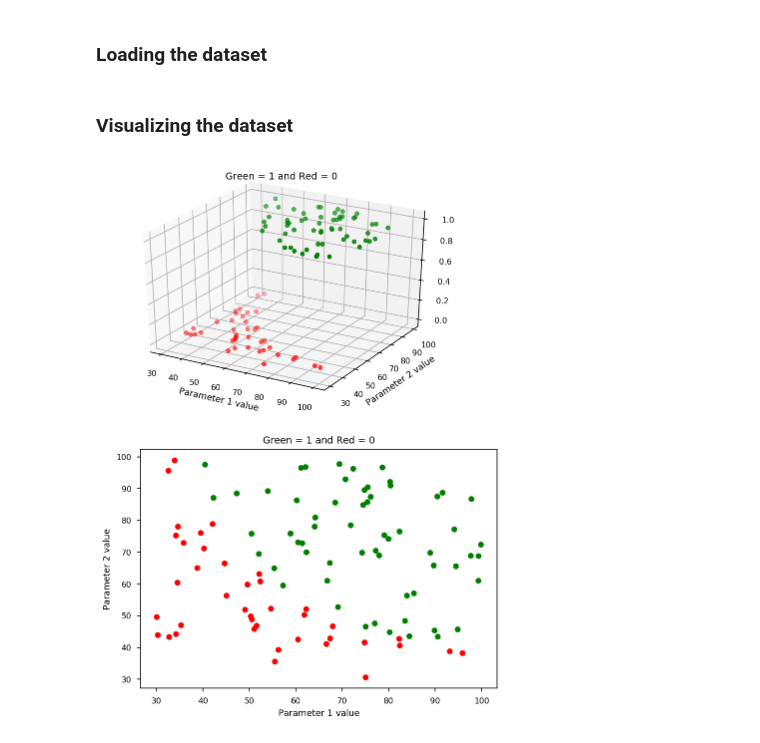
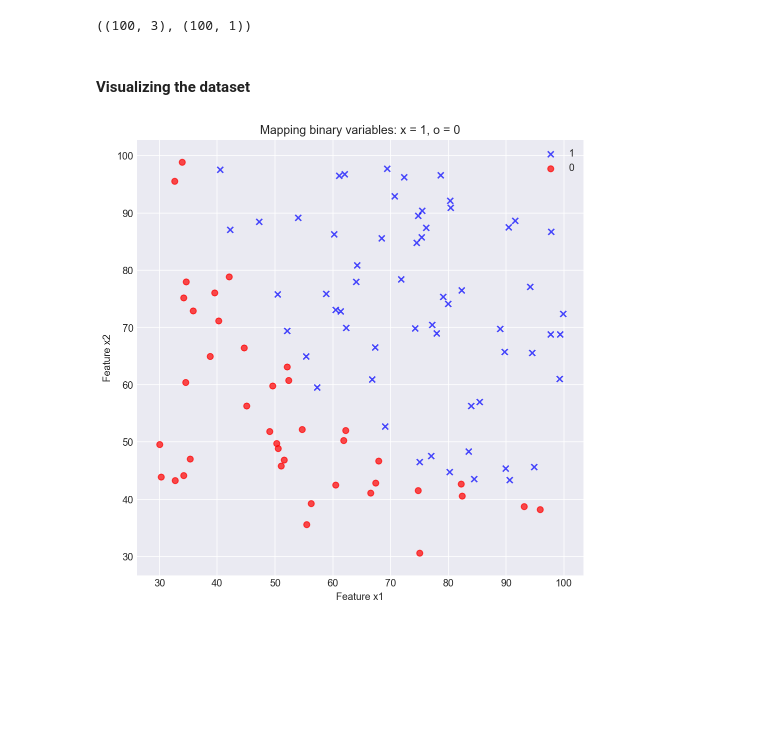
Before and after one commit to SamSamhuns/ml_linear_logistic_regression, a Jupyter notebook: logistic_regression.ipynb, the cells around one changed output. Drawn from its saved outputs; the diff is of its cells as text; code cells hidden in the pictures; blank space fills up the shorter version.

```diff
--- a/logistic_regression.ipynb
+++ b/logistic_regression.ipynb
@@ -21,37 +18,36 @@ plt.style.use('seaborn-paper')
+# %%
+X_feat, y_target = [], []
+with open('data/ex2data1.mat') as data:
+    for line in data:
+        line = line.strip().split(',')
+        X_feat.append([1.0,float(line[0]),float(line[1])])
+        y_target.append([float(line[2])])
+X_feat, y_target = np.array(X_feat), np.array(y_target)
+X_feat.shape, y_target.shape
+# %% [output]
+((100, 3), (100, 1))
 # %% [markdown]
-### Loading the dataset
+#### Visualizing the dataset
-# %%
-# Loading the dataset
-X_feat = []
-y_target = []
-
-with open('data/ex2data1.mat') as ex2_d1:
-    for line in ex2_d1:
-        line = line.strip().split(',')
-        X_feat.append([float(line[0]), float(line[1])])
-        y_target.append(float(line[2]))
-
-X_feat = np.array(X_feat)
-y_target = np.array(y_target)
-# %% [markdown]
-### Visualizing the dataset
-# %%
-# Visualizing the dataset
-fig = plt.figure()
-ax = fig.add_subplot(111, projection='3d')
-y_cmap = ['g' if i else 'r' for i in y_target]
-ax.scatter(xs=X_feat[:,0], ys=X_feat[:,1], zs=y_target, c=y_cmap)
-plt.xlabel("Parameter 1 value")
-plt.ylabel("Parameter 2 value")
-plt.title("Green = 1 and Red = 0")
-plt.show()
-# %% [output]
-[figure, removed]
-# %%
-plt.scatter(X_feat[:,0], X_feat[:,1], c=y_cmap)
-plt.xlabel("Parameter 1 value")
-plt.ylabel("Parameter 2 value")
-plt.title("Green = 1 and Red = 0")
-plt.show()
-# %% [output]
-[figure, removed]
+# %%
+# 2D plot of the data
+def plot_scatter(X_feat, y_target):
+    z_true, z_false = [], []
+    # Create two sets of nx2 size arrays to hold the true(1) and false(0) points
+    for i in range(y_target.size):
+        if y_target[i]:
+            z_true.append([X_feat[i,1], X_feat[i,2]])
+        else:
+            z_false.append([X_feat[i,1], X_feat[i,2]])
+    z_true, z_false = np.array(z_true), np.array(z_false)
+    plt.scatter(x=z_true[:,0], y=z_true[:,1], alpha=0.7, c='blue', marker='x', label='1')
+    plt.scatter(x=z_false[:,0], y=z_false[:,1], alpha=0.7, c='red', marker='o', label='0')
+    plt.legend(loc='upper right')
+    plt.title("Mapping binary variables: x = 1, o = 0")
+    plt.xlabel("Feature x1")
+    plt.ylabel("Feature x2")
+
+plt.figure(figsize=[8,8])
+plot_scatter(X_feat, y_target)
+plt.show()
+# %% [output]
+[figure, added]
```
Also changed, not shown: parts of 29 cells of this notebook, 1 other file.
